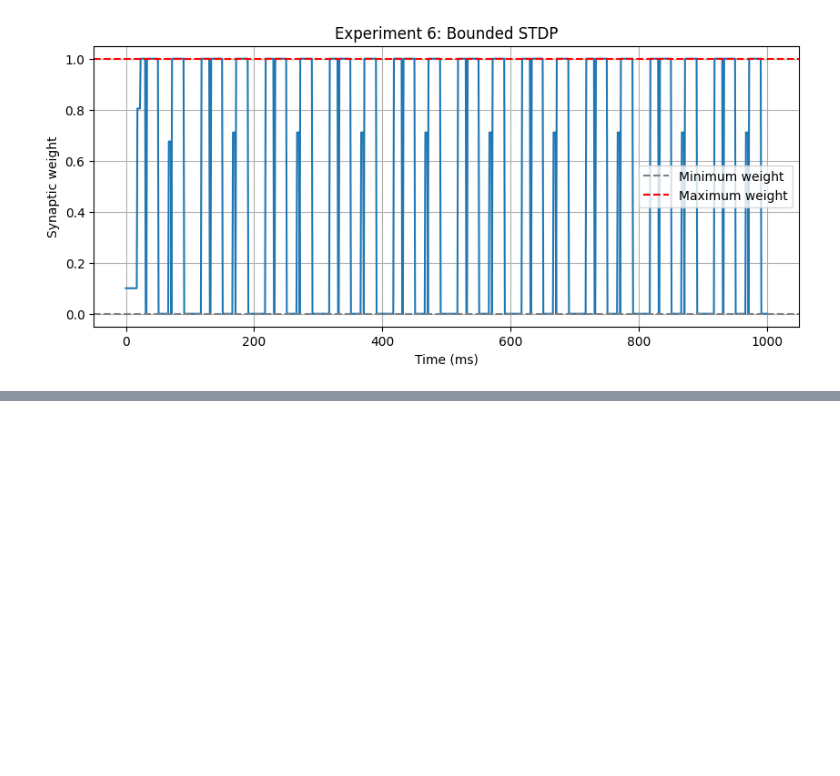
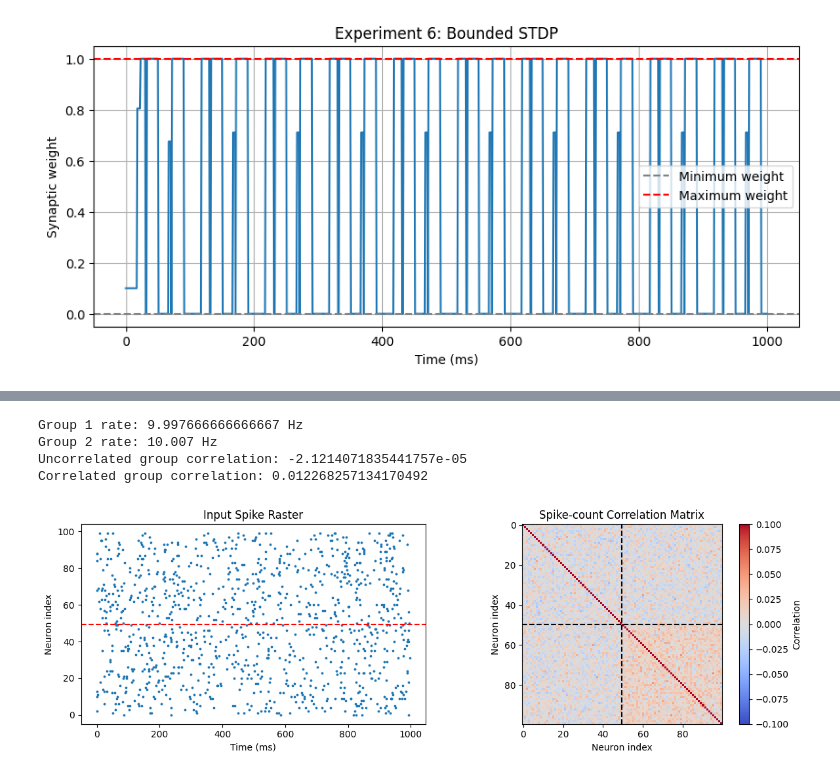
Before and after one commit to AliSalehiAhmadabad/Neuroscience_for_machine_learners, a Jupyter notebook: w4-learning/w4-learning-exercise.ipynb, the cells around one changed output, grey strips where cells are left out. Drawn from its saved outputs; the diff is of its cells as text; code cells hidden in the pictures; blank space fills up the shorter version.

```diff
--- a/w4-learning/w4-learning-exercise.ipynb
+++ b/w4-learning/w4-learning-exercise.ipynb
@@ -537,0 +1280,75 @@ Output spikes: 90
+# %%
+
+spikes_A = generate_spikes(
+    N=N,
+    duration=duration,
+    dt=dt,
+    tau_corr=tau_corr,
+    mode="mixed",
+    seed=42,
+    rate=rate
+)
+
+# Average input firing rates
+rates_A = spikes_A.mean(axis=1) * 1000 / dt
+
+print("Group 1 rate:", rates_A[:half].mean(), "Hz")
+print("Group 2 rate:", rates_A[half:].mean(), "Hz")
+
+# Spike count correlations
+bin_ms = 20
+bin_steps = int(bin_ms / dt)
+n_bins = num_steps // bin_steps
+
+counts = spikes_A[:, :n_bins * bin_steps].reshape(
+    N, n_bins, bin_steps
+).sum(axis=2)
+
+corr_matrix = np.corrcoef(counts)
+
+mask = ~np.eye(half, dtype=bool)
+
+corr_uncorr = np.nanmean(
+    corr_matrix[:half, :half][mask]
+)
+
+corr_corr = np.nanmean(
+    corr_matrix[half:, half:][mask]
+)
+
+print("Uncorrelated group correlation:", corr_uncorr)
+print("Correlated group correlation:", corr_corr)
+
+fig, axes = plt.subplots(1, 2, figsize=(12, 4))
+
+# Raster
+window = int(1000 / dt)
+neurons, steps = np.where(spikes_A[:, :window] == 1)
+
+axes[0].scatter(steps * dt, neurons, s=3)
+axes[0].axhline(half - 0.5, color="red", linestyle="--")
+axes[0].set_xlabel("Time (ms)")
+axes[0].set_ylabel("Neuron index")
+axes[0].set_title("Input Spike Raster")
+
+# Correlation matrix
+im = axes[1].imshow(
+    corr_matrix, cmap="coolwarm",
+    vmin=-0.1, vmax=0.1
+)
+
+axes[1].axhline(half - 0.5, color="black", linestyle="--")
+axes[1].axvline(half - 0.5, color="black", linestyle="--")
+axes[1].set_title("Spike-count Correlation Matrix")
+axes[1].set_xlabel("Neuron index")
+axes[1].set_ylabel("Neuron index")
+
+plt.colorbar(im, ax=axes[1], label="Correlation")
+plt.tight_layout()
+plt.show()
+# %% [output]
+Group 1 rate: 9.997666666666667 Hz
+Group 2 rate: 10.007 Hz
+Uncorrelated group correlation: -2.1214071835441757e-05
+Correlated group correlation: 0.012268257134170492
+[figure, added]
```
Also changed, not shown: parts of 26 cells of this notebook.
